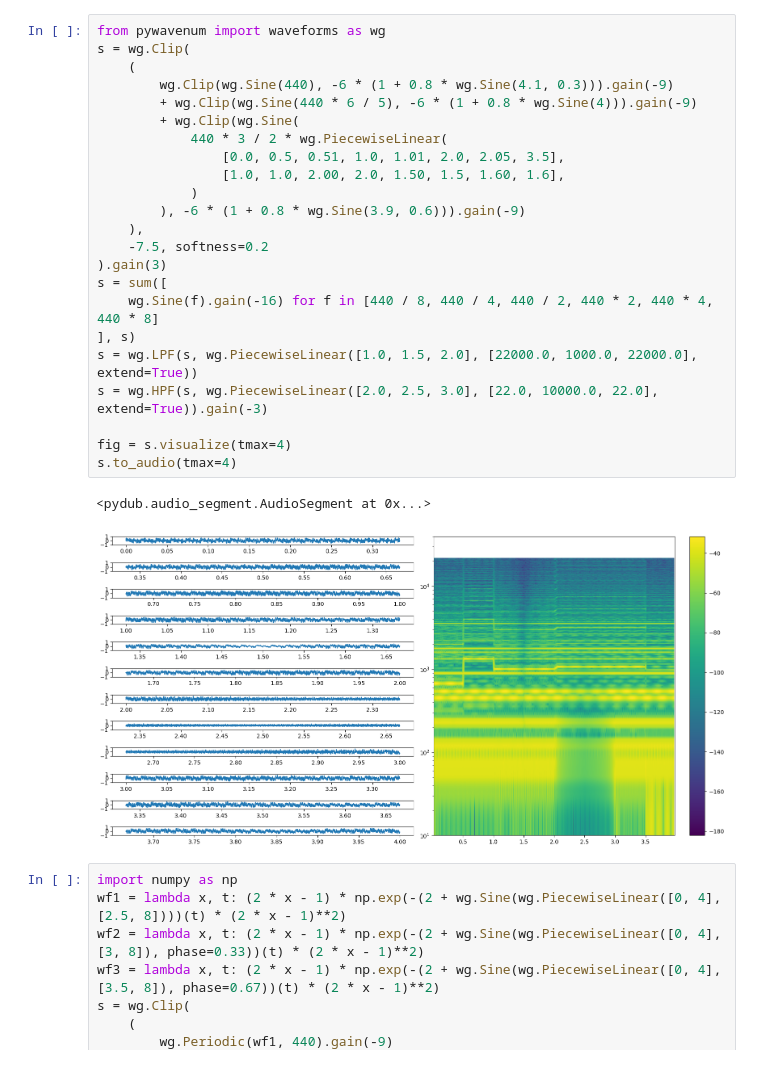
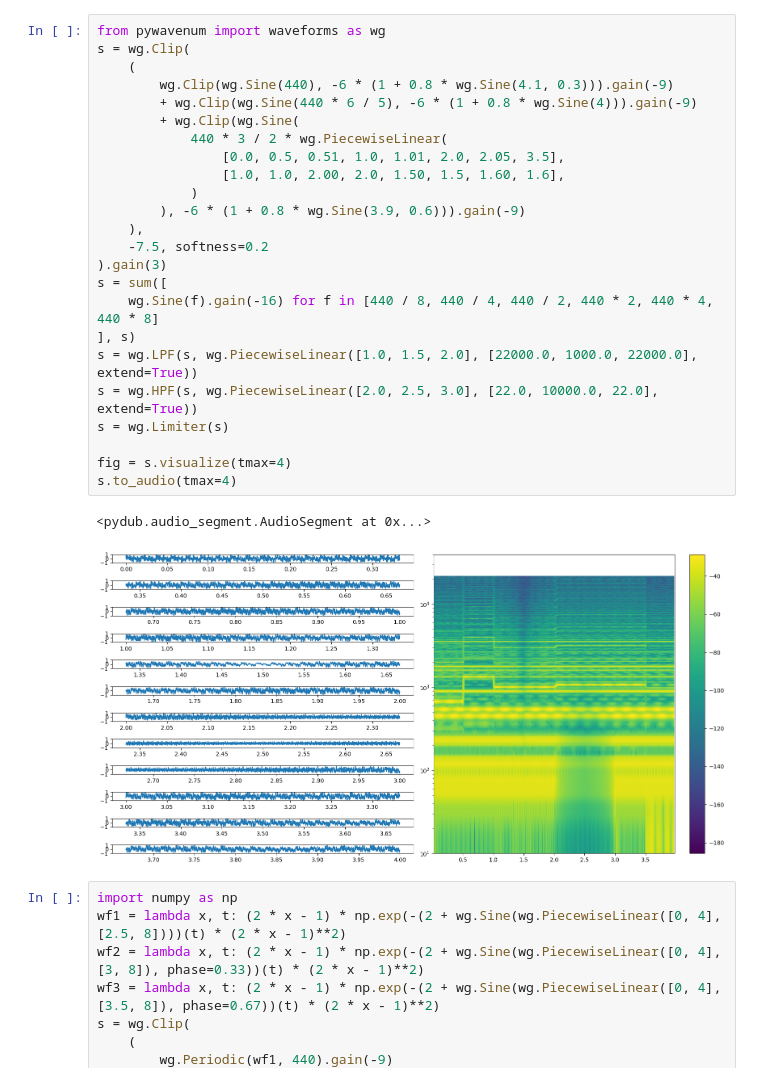
Before and after one commit to SiLiKhon/pywavenum, a Jupyter notebook: demo.ipynb, the cells around one changed output. Drawn from its saved outputs; the diff is of its cells as text.

Commit message:
Limiter + int16 conversion fix

```diff
--- a/demo.ipynb
+++ b/demo.ipynb
@@ -1,29 +1,30 @@
 # %%
 from pywavenum import waveforms as wg
 s = wg.Clip(
     (
         wg.Clip(wg.Sine(440), -6 * (1 + 0.8 * wg.Sine(4.1, 0.3))).gain(-9)
         + wg.Clip(wg.Sine(440 * 6 / 5), -6 * (1 + 0.8 * wg.Sine(4))).gain(-9)
         + wg.Clip(wg.Sine(
             440 * 3 / 2 * wg.PiecewiseLinear(
                 [0.0, 0.5, 0.51, 1.0, 1.01, 2.0, 2.05, 3.5],
                 [1.0, 1.0, 2.00, 2.0, 1.50, 1.5, 1.60, 1.6],
             )
         ), -6 * (1 + 0.8 * wg.Sine(3.9, 0.6))).gain(-9)
     ),
     -7.5, softness=0.2
 ).gain(3)
 s = sum([
     wg.Sine(f).gain(-16) for f in [440 / 8, 440 / 4, 440 / 2, 440 * 2, 440 * 4, 440 * 8]
 ], s)
 s = wg.LPF(s, wg.PiecewiseLinear([1.0, 1.5, 2.0], [22000.0, 1000.0, 22000.0], extend=True))
-s = wg.HPF(s, wg.PiecewiseLinear([2.0, 2.5, 3.0], [22.0, 10000.0, 22.0], extend=True)).gain(-3)
+s = wg.HPF(s, wg.PiecewiseLinear([2.0, 2.5, 3.0], [22.0, 10000.0, 22.0], extend=True))
+s = wg.Limiter(s)
 
 fig = s.visualize(tmax=4)
 s.to_audio(tmax=4)
 # %% [output]
 <pydub.audio_segment.AudioSegment at 0x...>
-[figure, old version]
+[figure, new version]
 # %%
 import numpy as np
 wf1 = lambda x, t: (2 * x - 1) * np.exp(-(2 + wg.Sine(wg.PiecewiseLinear([0, 4], [2.5, 8])))(t) * (2 * x - 1)**2)
```
Also changed, not shown: parts of 1 cell of this notebook, 4 other files.
